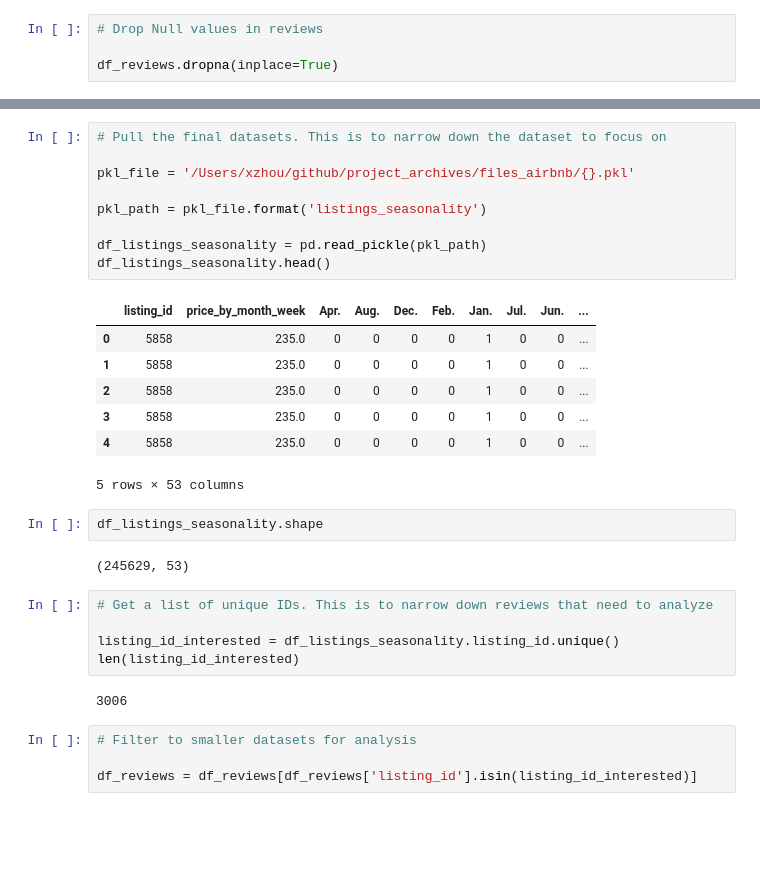
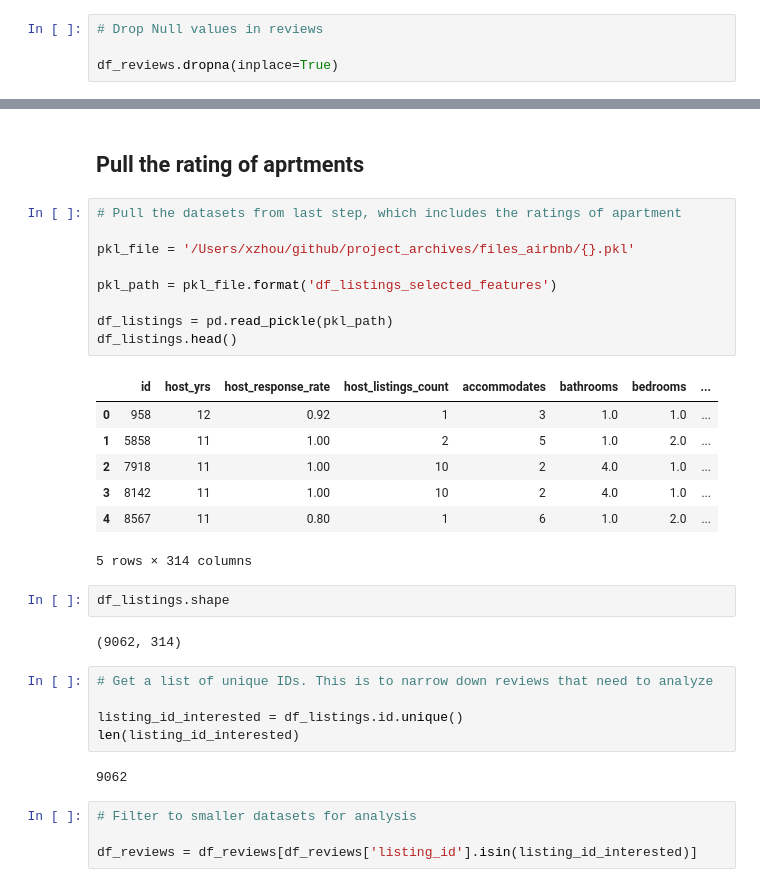
Before and after one commit to xzhou110/Airbnb, a Jupyter notebook: 03. airbnb_customer_reviews.ipynb, the cells around one changed output, grey strips where cells are left out. Saved outputs shown, nothing was run; the diff lists cells and outputs as text; blank space fills up the shorter version.

```diff
--- a/03. airbnb_customer_reviews.ipynb
+++ b/03. airbnb_customer_reviews.ipynb
@@ -99,31 +104,33 @@ df_reviews.shape
+# %% [markdown]
+## Pull the rating of aprtments
 # %%
-# Pull the final datasets. This is to narrow down the dataset to focus on
+# Pull the datasets from last step, which includes the ratings of apartment
 
 pkl_file = '/Users/xzhou/github/project_archives/files_airbnb/{}.pkl'
 
-pkl_path = pkl_file.format('listings_seasonality')
+pkl_path = pkl_file.format('df_listings_selected_features')
 
-df_listings_seasonality = pd.read_pickle(pkl_path)
-df_listings_seasonality.head()
+df_listings = pd.read_pickle(pkl_path)
+df_listings.head()
 # %% [output]
-|  | listing_id | price_by_month_week | Apr. | Aug. | Dec. | Feb. | Jan. | Jul. | Jun. | ... |
-| 0 | 5858 | 235.0 | 0 | 0 | 0 | 0 | 1 | 0 | 0 | ... |
-| 1 | 5858 | 235.0 | 0 | 0 | 0 | 0 | 1 | 0 | 0 | ... |
-| 2 | 5858 | 235.0 | 0 | 0 | 0 | 0 | 1 | 0 | 0 | ... |
-| 3 | 5858 | 235.0 | 0 | 0 | 0 | 0 | 1 | 0 | 0 | ... |
-| 4 | 5858 | 235.0 | 0 | 0 | 0 | 0 | 1 | 0 | 0 | ... |
+|  | id | host_yrs | host_response_rate | host_listings_count | accommodates | bathrooms | bedrooms | ... |
+| 0 | 958 | 12 | 0.92 | 1 | 3 | 1.0 | 1.0 | ... |
+| 1 | 5858 | 11 | 1.00 | 2 | 5 | 1.0 | 2.0 | ... |
+| 2 | 7918 | 11 | 1.00 | 10 | 2 | 4.0 | 1.0 | ... |
+| 3 | 8142 | 11 | 1.00 | 10 | 2 | 4.0 | 1.0 | ... |
+| 4 | 8567 | 11 | 0.80 | 1 | 6 | 1.0 | 2.0 | ... |
-5 rows × 53 columns
+5 rows × 314 columns
 # %%
-df_listings_seasonality.shape
+df_listings.shape
 # %% [output]
-(245629, 53)
+(9062, 314)
 # %%
 # Get a list of unique IDs. This is to narrow down reviews that need to analyze
 
-listing_id_interested = df_listings_seasonality.listing_id.unique()
+listing_id_interested = df_listings.id.unique()
 len(listing_id_interested)
 # %% [output]
-3006
+9062
 # %%
 # Filter to smaller datasets for analysis
 
```
Also changed, not shown: parts of 57 cells of this notebook.
